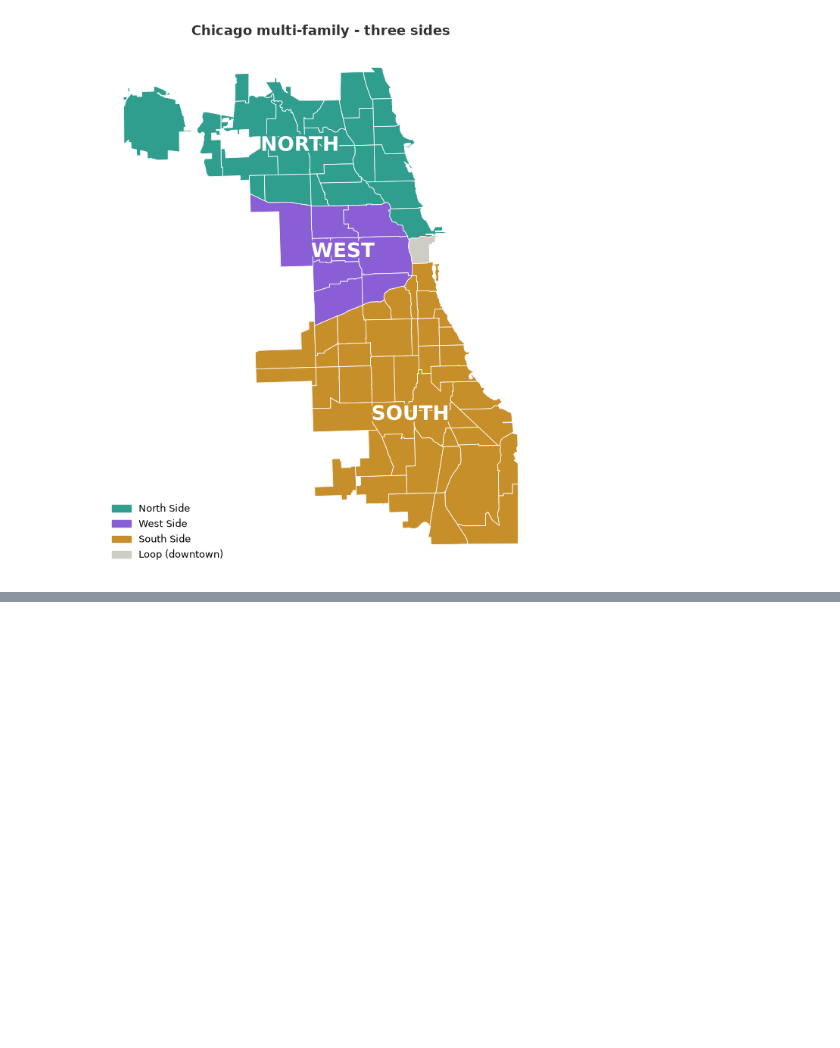
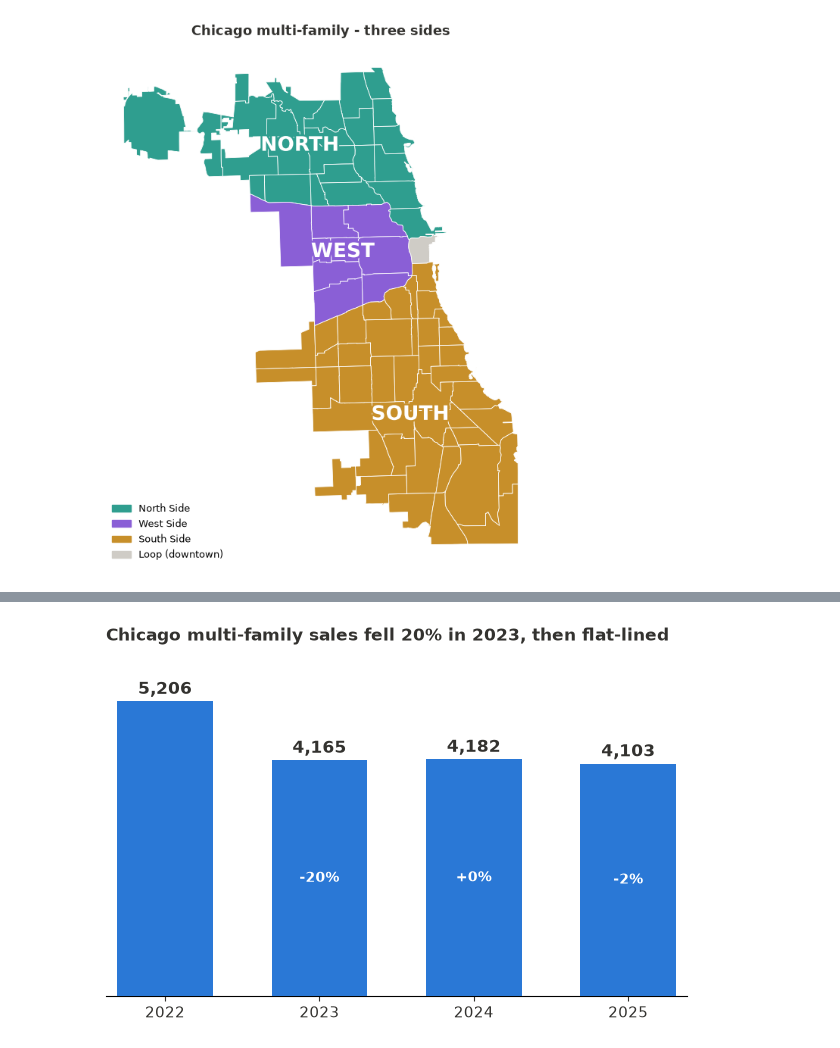
Before and after one commit to eshanprashar/chi-housing-analysis, a Jupyter notebook: notebooks/mf/01_02_data_exploration.ipynb, the cells around one changed output, grey strips where cells are left out. Saved outputs shown, nothing was run; the diff lists cells and outputs as text; code cells hidden in the pictures; blank space fills up the shorter version.

```diff
--- a/notebooks/mf/01_02_data_exploration.ipynb
+++ b/notebooks/mf/01_02_data_exploration.ipynb
@@ -57,0 +66,7 @@ maps.region_map(enriched, K.MF, sales_label="MF sales 22-25:").save("mf_region_m
+# %%
+charts.plot_total_sales_by_year(
+    sd.sales_by_year(enriched),
+    title="Chicago multi-family sales fell 20% in 2023, then flat-lined")
+plt.show()
+# %% [output]
+[figure, added]
```
Also changed, not shown: parts of 29 cells of this notebook, 6 other files.
